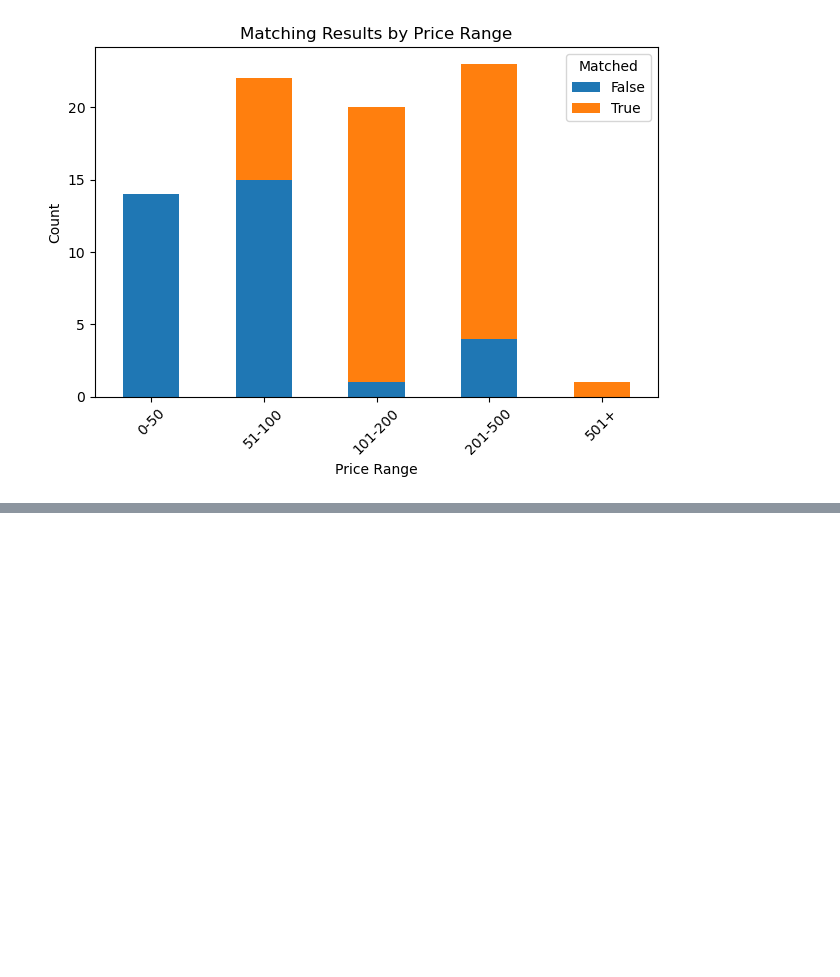
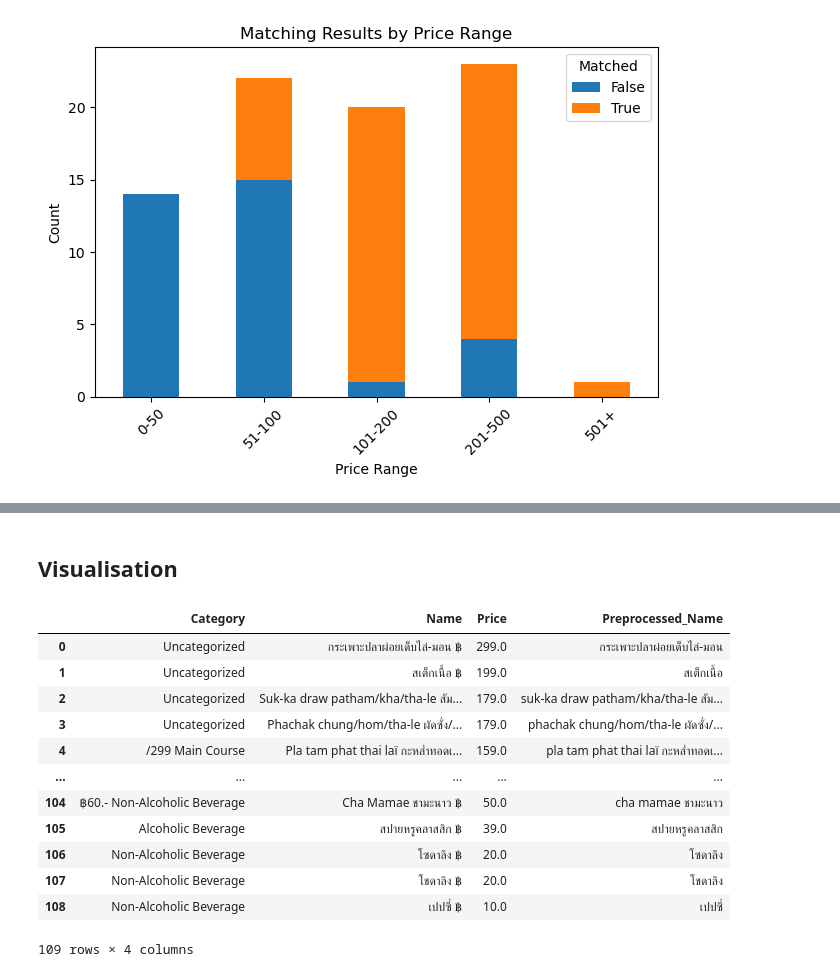
Before and after one commit to chesterwkf/hungryhub_automation, a Jupyter notebook: ocr_accuracy(claude).ipynb, the cells around one changed output, grey strips where cells are left out. Cells and saved outputs as stored; diff of their text form; code cells hidden in the pictures; blank space fills up the shorter version.

```diff
--- a/accuracy(claude).ipynb
+++ b/ocr_accuracy(claude).ipynb
@@ -1737,0 +2106,2 @@ plt.show()
+# %% [markdown]
+<h2>Visualisation</h2>
@@ -1737,0 +2206,16 @@ plt.show()
+# %%
+ocr_df
+# %% [output]
+|  | Category | Name | Price | Preprocessed_Name |
+| 0 | Uncategorized | กระเพาะปลาผ่อยเด็บไล่-มอน ฿ | 299.0 | กระเพาะปลาผ่อยเด็บไล่-มอน |
+| 1 | Uncategorized | สเต็กเนื้อ ฿ | 199.0 | สเต็กเนื้อ |
+| 2 | Uncategorized | Suk-ka draw patham/kha/tha-le สัม... | 179.0 | suk-ka draw patham/kha/tha-le สัม... |
+| 3 | Uncategorized | Phachak chung/hom/tha-le ผัดซั่ง/... | 179.0 | phachak chung/hom/tha-le ผัดซั่ง/... |
+| 4 | /299 Main Course | Pla tam phat thai laï กะหลํ่าทอดเ... | 159.0 | pla tam phat thai laï กะหลํ่าทอดเ... |
+| ... | ... | ... | ... | ... |
+| 104 | ฿60.- Non-Alcoholic Beverage | Cha Mamae ชามะนาว ฿ | 50.0 | cha mamae ชามะนาว |
+| 105 | Alcoholic Beverage | สปายหรูคลาสสิก ฿ | 39.0 | สปายหรูคลาสสิก |
+| 106 | Non-Alcoholic Beverage | โซดาลิง ฿ | 20.0 | โซดาลิง |
+| 107 | Non-Alcoholic Beverage | โชดาลิง ฿ | 20.0 | โชดาลิง |
+| 108 | Non-Alcoholic Beverage | เปปซี่ ฿ | 10.0 | เปปซี่ |
+109 rows × 4 columns
```
Also changed, not shown: parts of 10 cells of this notebook, 7 other files.
